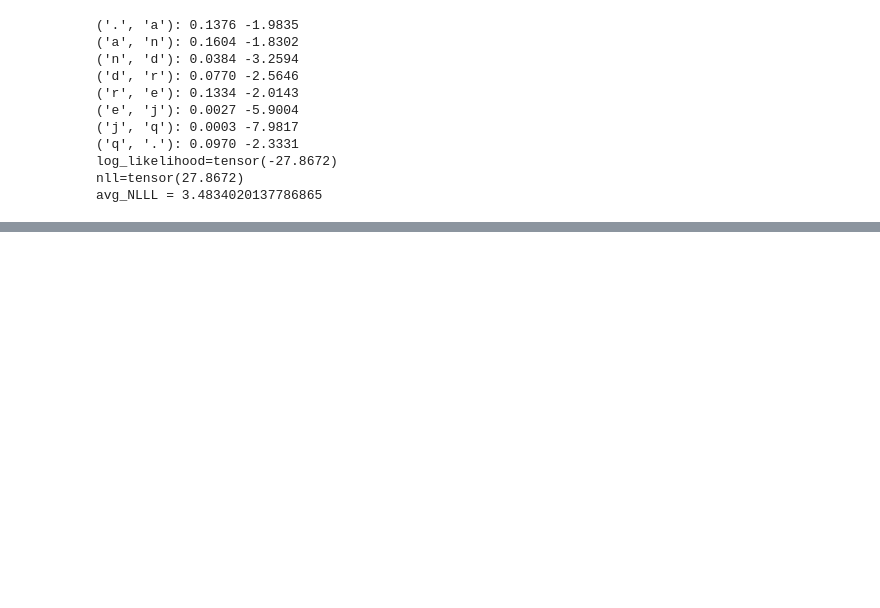
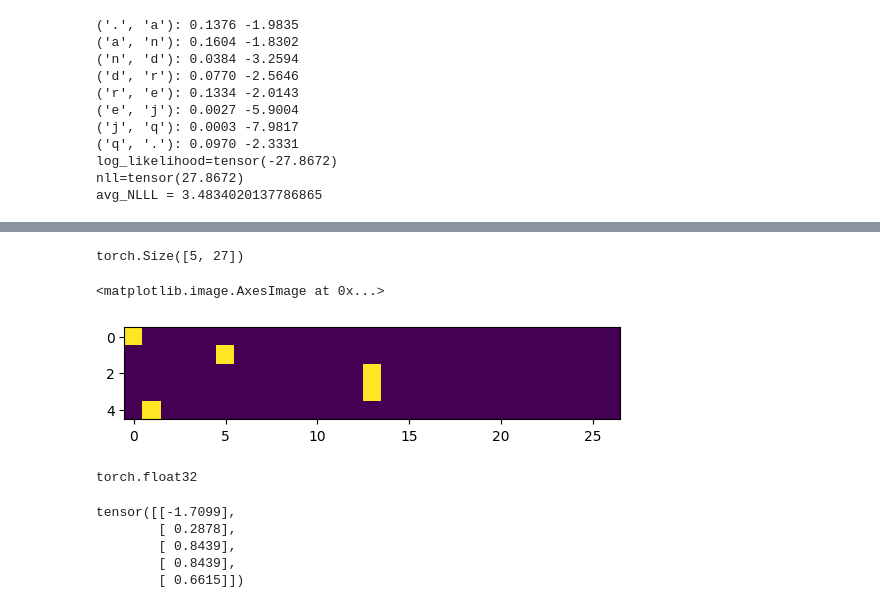
Before and after one commit to raeez21/makemore, a Jupyter notebook: build_makemore.ipynb, the cells around one changed output, grey strips where cells are left out. Drawn from its saved outputs; the diff is of its cells as text; code cells hidden in the pictures; blank space fills up the shorter version.

```diff
--- a/build_makemore.ipynb
+++ b/build_makemore.ipynb
@@ -587,3 +585,17 @@ avg_NLLL = 3.4834020137786865
 #             ---> gets one chara as input
 #             ---> there is a NN with weights params W
 #             ---> outputs prob disbn of next char in seq
+# %%
+#we need to first compile the training set of all the bigrams (x,y) for the NN
+xs, ys = [], [] # xs is inout to NN, ys is the labels
+for w in words[:1]:
+    chs = ['.'] + list(w) + ['.']
+    for ch1, ch2 in zip(chs, chs[1:]):
+        ix1 = stoi[ch1]
+        ix2 = stoi[ch2]
+        print(ch1, ch2)
+        xs.append(ix1)
+        ys.append(ix2)
+
+xs = torch.tensor(xs) #covert to torch tensors
+ys = torch.tensor(ys)
@@ -589,0 +620,3 @@ avg_NLLL = 3.4834020137786865
+# %%
+import torch.nn.functional as F
+xenc = F.one_hot(xs, num_classes = 27).float() # we need float to input to NN
@@ -589,0 +636,25 @@ avg_NLLL = 3.4834020137786865
+# %%
+xenc.shape
+# %% [output]
+torch.Size([5, 27])
+# %%
+plt.imshow(xenc)
+# %% [output]
+<matplotlib.image.AxesImage at 0x...>
+[figure, added]
+# %%
+xenc.dtype
+# %% [output]
+torch.float32
+# %%
+#lets construct our first neuron, whoich does (Wx + b)
+# init with random weights
+W = torch.randn((27,1)) # W is a 27x1 column vector which gets mult by inputs
+xenc @ W #[5x27, 27x1] result is the 5 activations of this neuorn on the 5 inputs
+# the 5 inputs were evaluated in parallel
+# %% [output]
+tensor([[-1.7099],
+        [ 0.2878],
+        [ 0.8439],
+        [ 0.8439],
+        [ 0.6615]])
```
Also changed, not shown: parts of 16 cells of this notebook.
